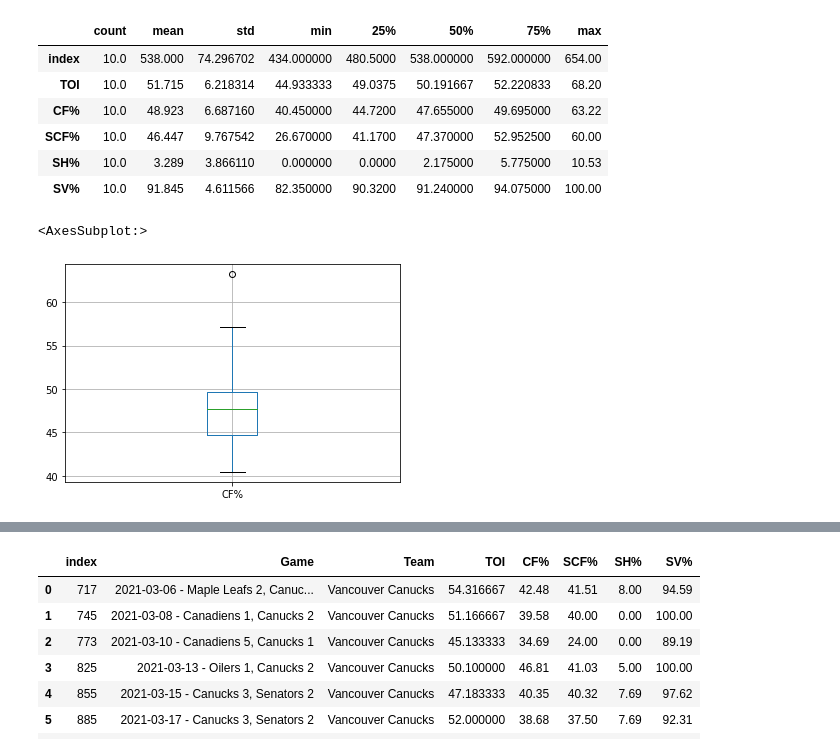
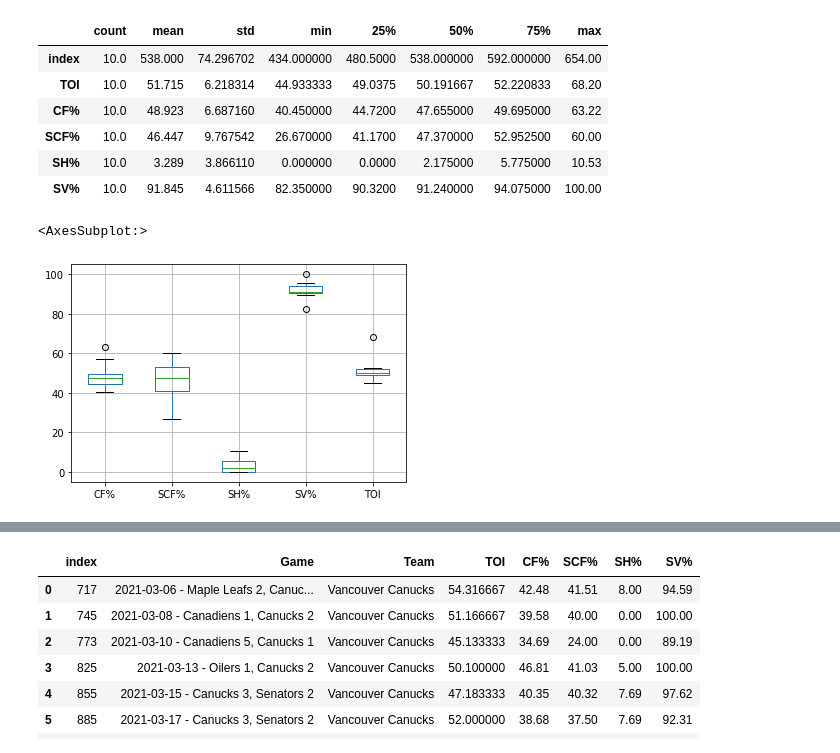
Before and after one commit to data301-2021-winter1/project-group23-project, a Jupyter notebook: notebooks/analysis1.ipynb, the cells around one changed output, grey strips where cells are left out. Cells and saved outputs as stored; diff of their text form; code cells hidden in the pictures.

```diff
--- a/notebooks/analysis1.ipynb
+++ b/notebooks/analysis1.ipynb
@@ -162,7 +158,7 @@ SabresAfter.describe().T
 | SH% | 10.0 | 3.289 | 3.866110 | 0.000000 | 0.0000 | 2.175000 | 5.775000 | 10.53 |
 | SV% | 10.0 | 91.845 | 4.611566 | 82.350000 | 90.3200 | 91.240000 | 94.075000 | 100.00 |
 # %%
-SabresAfter.boxplot('CF%')
+SabresAfter.boxplot(['CF%','SCF%','SH%','SV%','TOI'])
 # %% [output]
 <AxesSubplot:>
-[figure, old version]
+[figure, new version]
```
Also changed, not shown: parts of 7 cells of this notebook.
